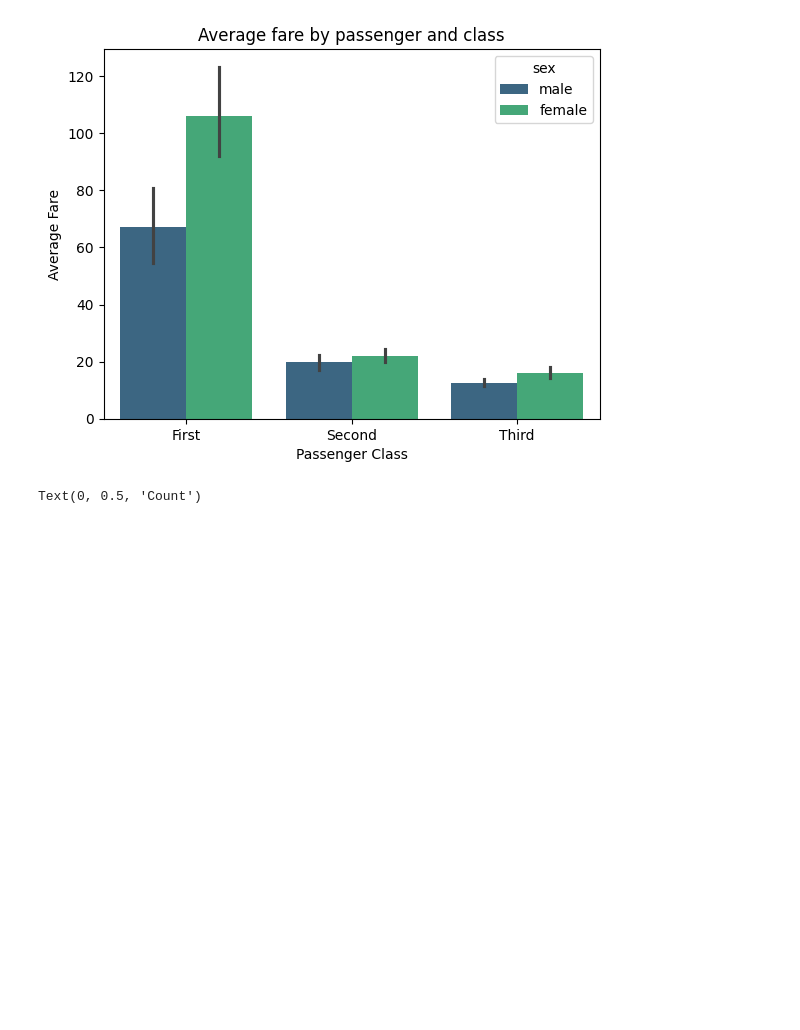
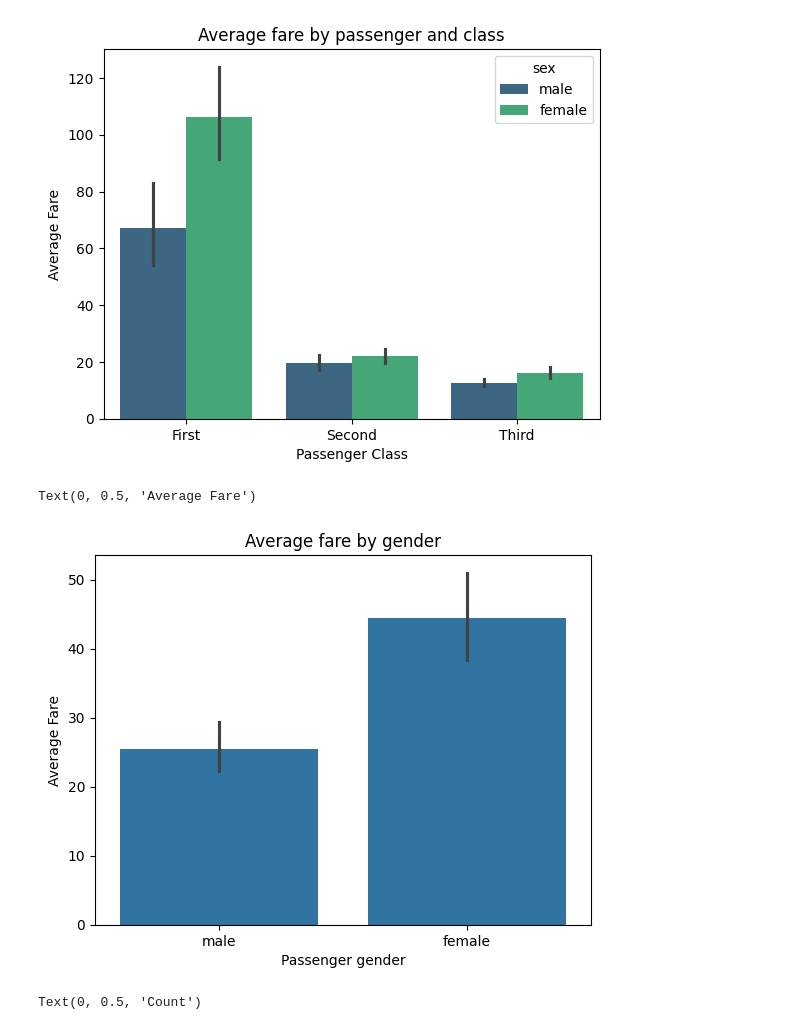
Before and after one commit to aakarshitpathak/data-analyst, a Jupyter notebook: data visualization/seaborn.ipynb, the cells around one changed output. Cells and saved outputs as stored; diff of their text form; code cells hidden in the pictures; blank space fills up the shorter version.

```diff
--- a/data visualization/seaborn.ipynb
+++ b/data visualization/seaborn.ipynb
@@ -45,6 +45,16 @@ fig.set_ylabel('Average Fare')
 # %% [output]
 Text(0, 0.5, 'Average Fare')
 [figure]
+# %%
+import seaborn as sns
+# average fare by passenger gender
+fig=sns.barplot(df, x='sex',y='fare')
+fig.set_title('Average fare by gender')
+fig.set_xlabel('Passenger gender')
+fig.set_ylabel('Average Fare')
+# %% [output]
+Text(0, 0.5, 'Average Fare')
+[figure, added]
 # %%
 # passenger count by class
 fig = sns.countplot(df, x='class' , color = "Yellow")
```
